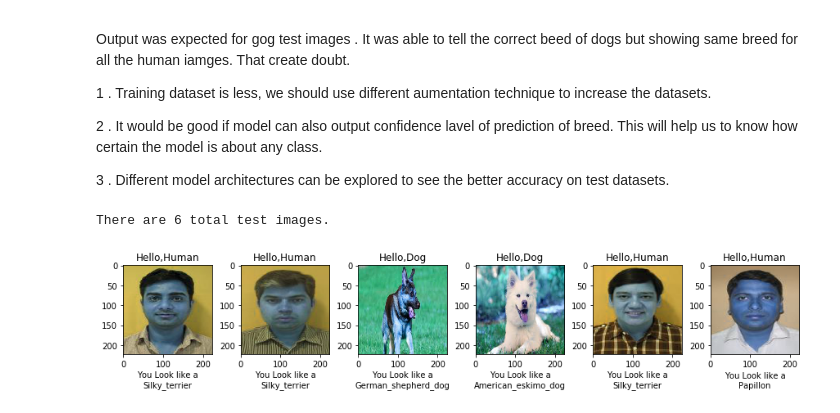
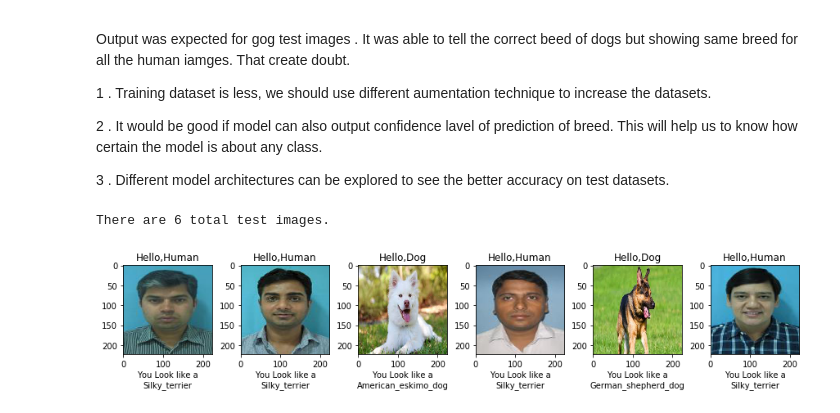
Before and after one commit to Shukla-san1/dog-project, a Jupyter notebook: dog_app.ipynb, the cells around one changed output. Drawn from its saved outputs; the diff is of its cells as text; code cells hidden in the pictures.

```diff
--- a/dog_app.ipynb
+++ b/dog_app.ipynb
@@ -996,30 +1006,32 @@ Output was expected for gog test images . It was able to tell the correct beed o
 # %%
 ## TODO: Execute your algorithm from Step 6 on
 ## at least 6 images on your computer.
 ## Feel free to use as many code cells as needed.
 #Plotting the Graph
+import numpy as np
 test_images = np.array(glob("Test_images/*"))
 random.shuffle(test_images)
 
 # print statistics about the dataset
 print('There are %d total test images.' % len(test_images))
 
 
 fig, axs = plt.subplots(1,6, figsize=(15, 2))
 def test_breed_find_algo(test_images):
     for i in range(len(test_images)):
 
         dogname, face = dog_breed_find(test_images[i])
         img = cv2.imread(test_images[i])
         res = cv2.resize(img,(224, 224), interpolation = cv2.INTER_CUBIC)
-        axs[i].imshow(res)
+        cv_rgb = cv2.cvtColor(res, cv2.COLOR_BGR2RGB)
+        axs[i].imshow(cv_rgb)
         #if(dogname)
         axs[i].set_title("Hello,"+face)
         axs[i].set_xlabel("You Look like a"+"\n"+dogname)
 
 
 
 test_breed_find_algo(test_images)
 # %% [output]
 There are 6 total test images.
-[figure, old version]
+[figure, new version]
```
Also changed, not shown: parts of 7 cells of this notebook.
